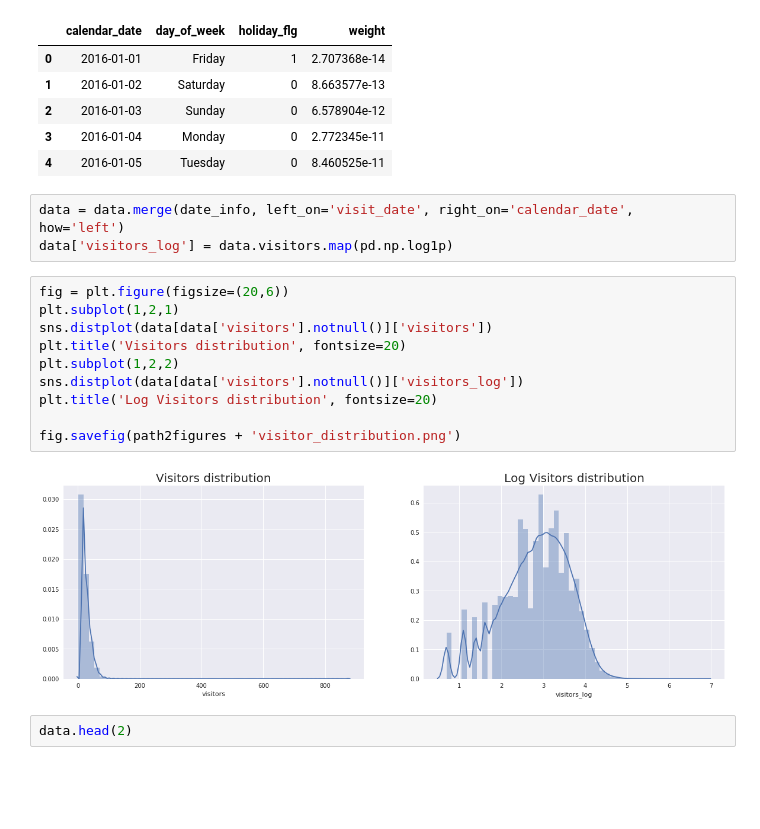
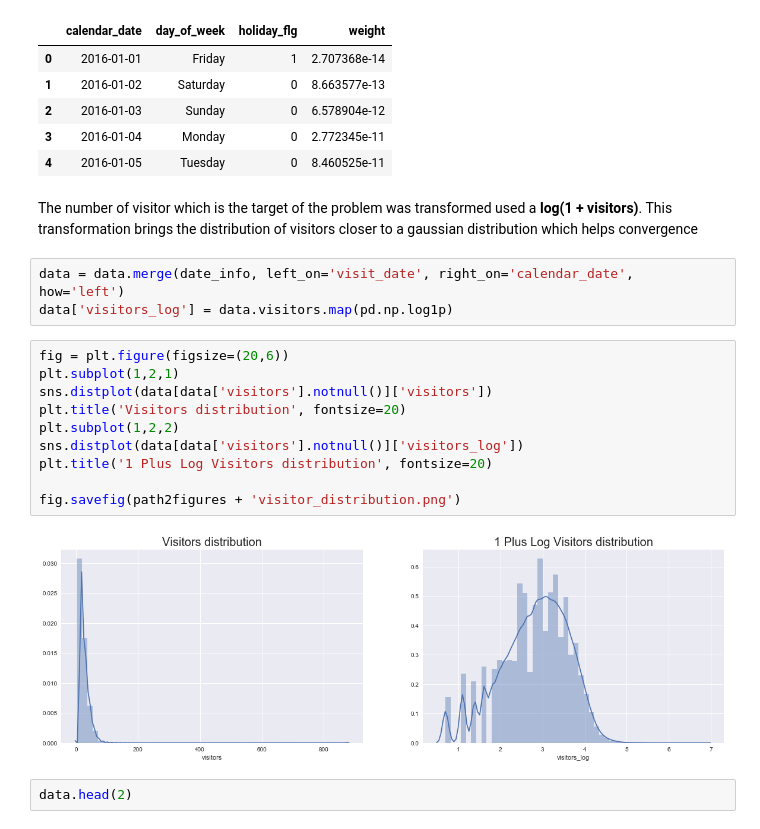
Before and after one commit to EulerFaria/Machine-Learning-Final-Project, a Jupyter notebook: Recruit Restaurant Visitor Forecasting.ipynb, the cells around one changed output. Cells and saved outputs as stored; diff of their text form; blank space fills up the shorter version.

```diff
--- a/Recruit Restaurant Visitor Forecasting.ipynb
+++ b/Recruit Restaurant Visitor Forecasting.ipynb
@@ -147,21 +144,23 @@ date_info.head(5)
 | 2 | 2016-01-03 | Sunday | 0 | 6.578904e-12 |
 | 3 | 2016-01-04 | Monday | 0 | 2.772345e-11 |
 | 4 | 2016-01-05 | Tuesday | 0 | 8.460525e-11 |
+# %% [markdown]
+The number of visitor which is the target of the problem was transformed used a **log(1 + visitors)**. This transformation brings the distribution of visitors closer to a gaussian distribution which helps convergence
 # %%
 data = data.merge(date_info, left_on='visit_date', right_on='calendar_date', how='left')
 data['visitors_log'] = data.visitors.map(pd.np.log1p)
 # %%
 fig = plt.figure(figsize=(20,6))
 plt.subplot(1,2,1)
 sns.distplot(data[data['visitors'].notnull()]['visitors'])
 plt.title('Visitors distribution', fontsize=20)
 plt.subplot(1,2,2)
 sns.distplot(data[data['visitors'].notnull()]['visitors_log'])
-plt.title('Log Visitors distribution', fontsize=20)
+plt.title('1 Plus Log Visitors distribution', fontsize=20)
 
 fig.savefig(path2figures + 'visitor_distribution.png')
 # %% [output]
-[figure, old version]
+[figure, new version]
 # %%
 data.head(2)
 # %% [output]
```
Also changed, not shown: parts of 92 cells of this notebook, 3 other files.
